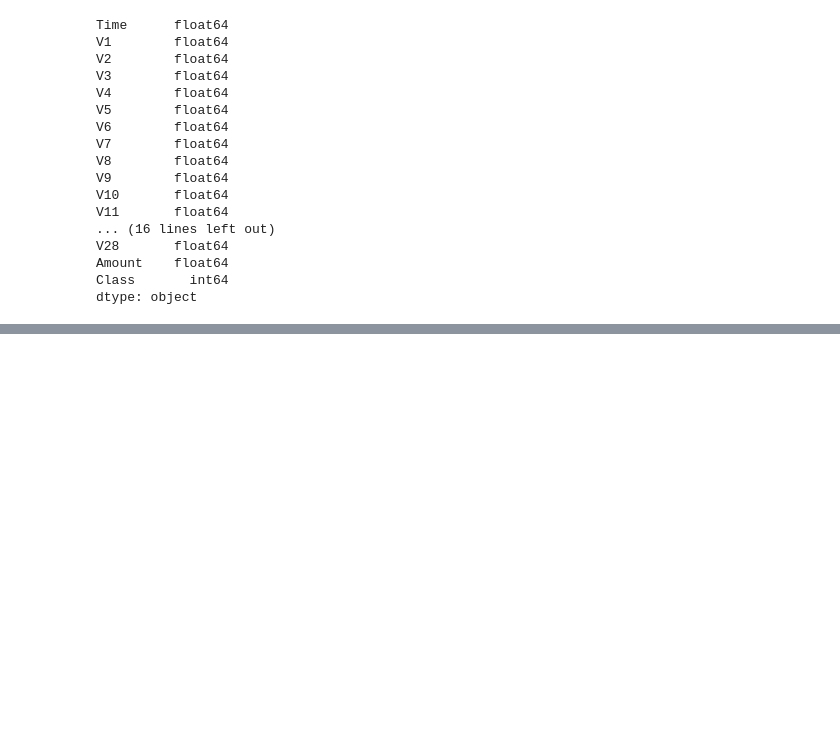
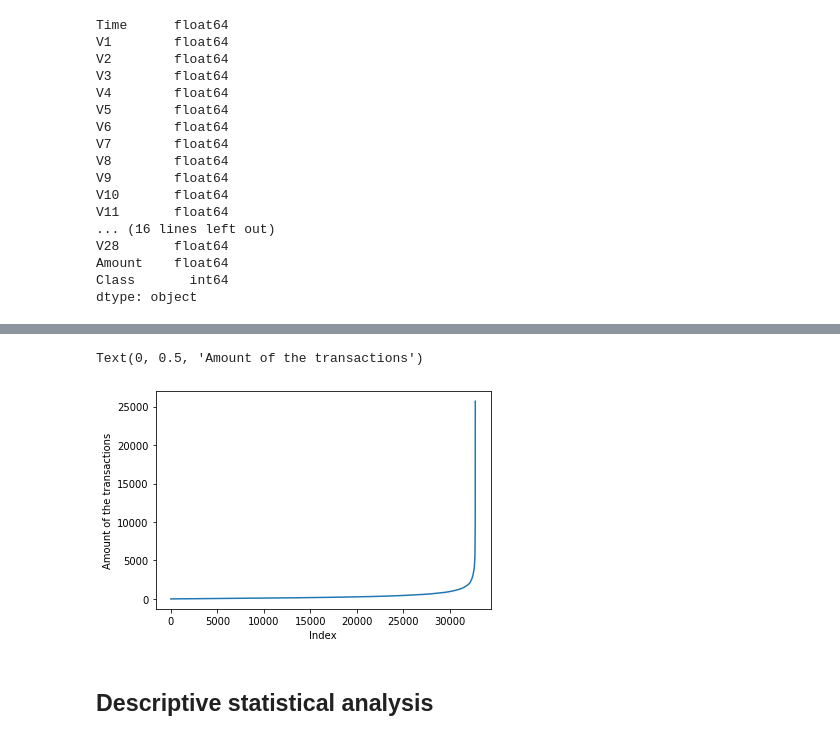
Before and after one commit to Titashmkhrj/Credit-card-fraud-detection, a Jupyter notebook: modelling_credit_card_fraud_transactions.ipynb, the cells around one changed output, grey strips where cells are left out. Drawn from its saved outputs; the diff is of its cells as text; code cells hidden in the pictures; blank space fills up the shorter version.

```diff
--- a/modelling_credit_card_fraud_transactions.ipynb
+++ b/modelling_credit_card_fraud_transactions.ipynb
@@ -74,0 +135,10 @@ dtype: object
+# %%
+#let's take a look at the all the different values in the feature 'Amount' in our data
+pd.Series(data['Amount'].value_counts().index.sort_values(ascending=True)).plot.line()
+plt.xlabel('Index')
+plt.ylabel('Amount of the transactions')
+# %% [output]
+Text(0, 0.5, 'Amount of the transactions')
+[figure, added]
+# %% [markdown]
+## Descriptive statistical analysis
```
Also changed, not shown: parts of 31 cells of this notebook.
